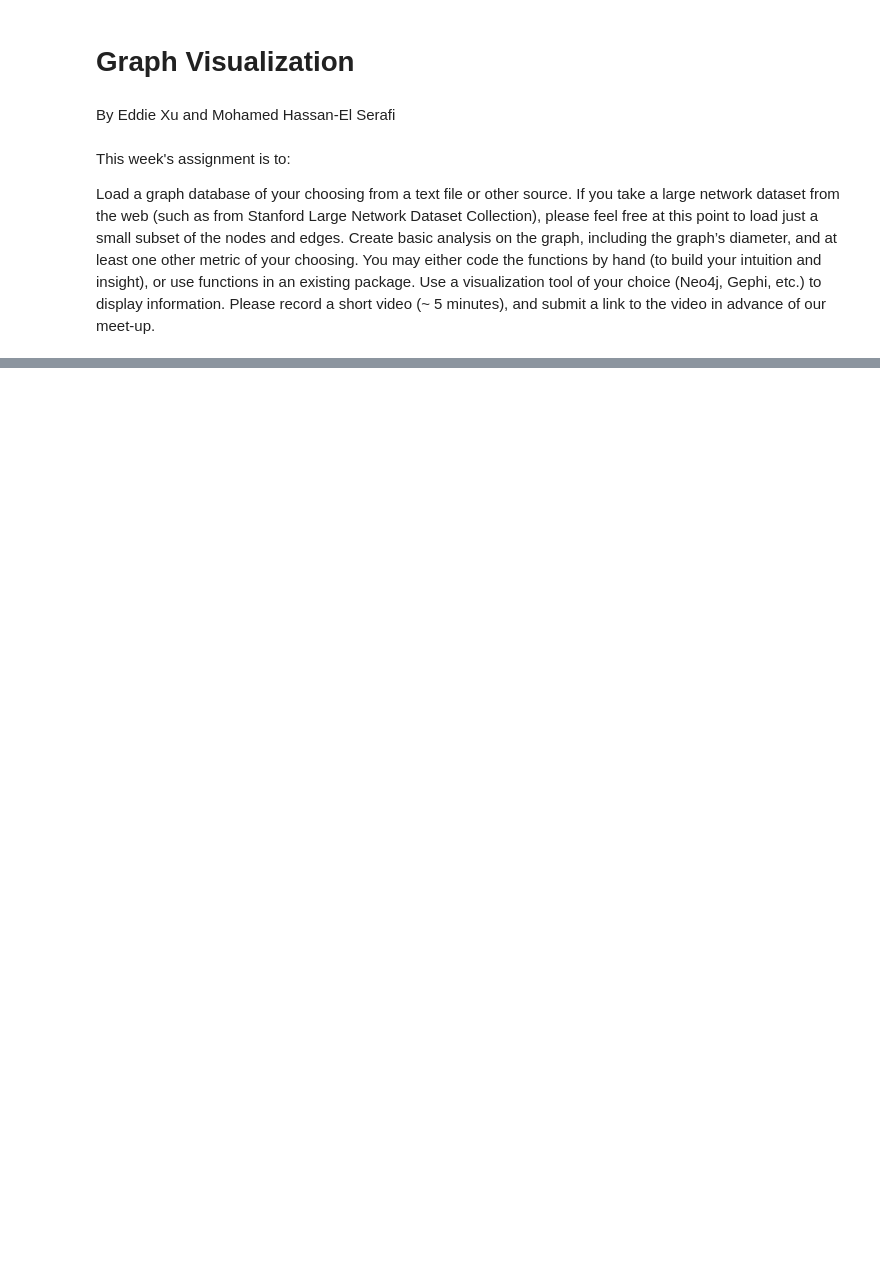
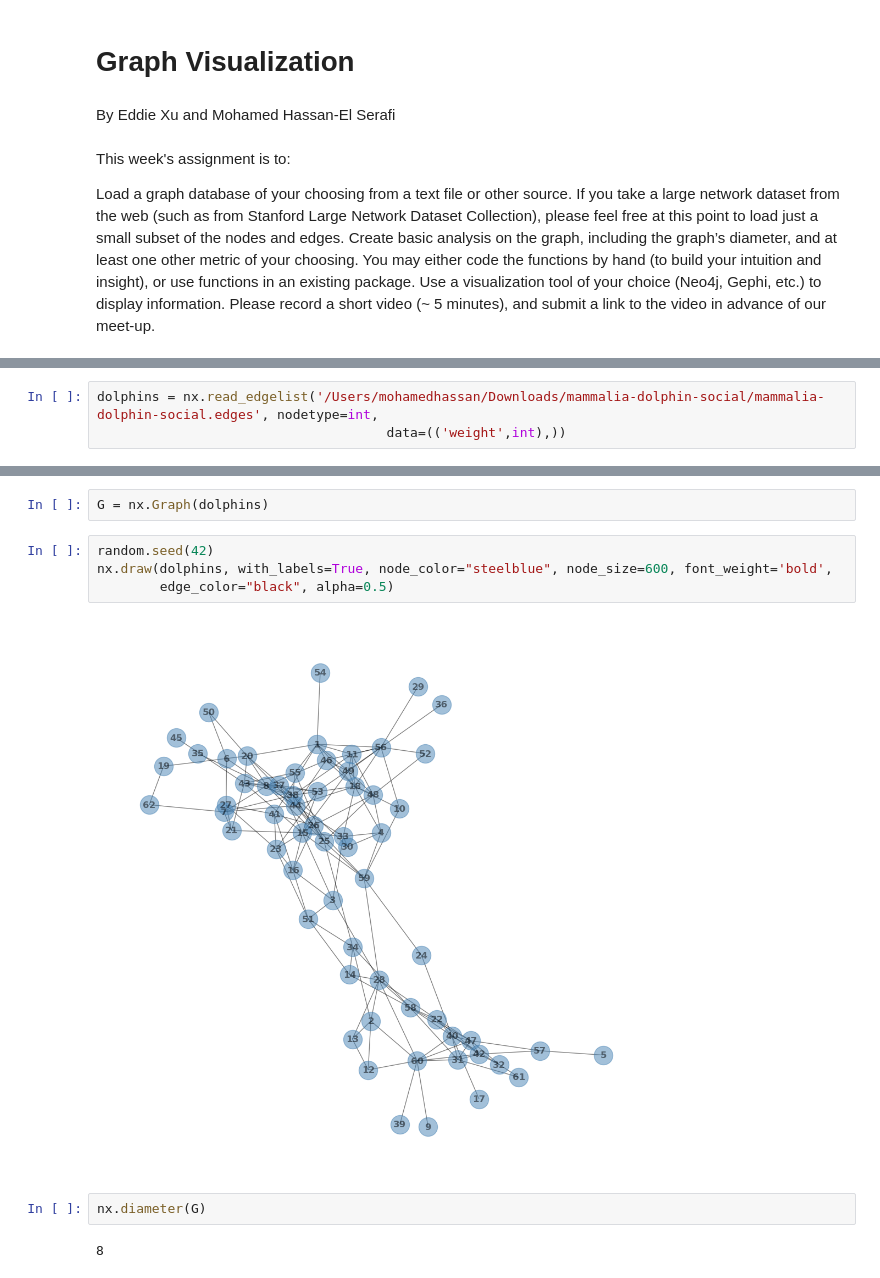
Before and after one commit to moham6839/Data_620_Web_Analytics, a Jupyter notebook: Week_3/Week 3 Assignment.ipynb, the cells around one changed output, grey strips where cells are left out. Drawn from its saved outputs; the diff is of its cells as text; blank space fills up the shorter version.

```diff
--- a/Week_3/Week 3 Assignment.ipynb
+++ b/Week_3/Week 3 Assignment.ipynb
@@ -11,0 +67,3 @@ Please record a short video (~ 5 minutes), and submit a link to the video in adv
+# %%
+dolphins = nx.read_edgelist('/Users/mohamedhassan/Downloads/mammalia-dolphin-social/mammalia-dolphin-social.edges', nodetype=int,
+                                     data=(('weight',int),))
@@ -11,0 +74,12 @@ Please record a short video (~ 5 minutes), and submit a link to the video in adv
+# %%
+G = nx.Graph(dolphins)
+# %%
+random.seed(42)
+nx.draw(dolphins, with_labels=True, node_color="steelblue", node_size=600, font_weight='bold',
+        edge_color="black", alpha=0.5)
+# %% [output]
+[figure, added]
+# %%
+nx.diameter(G)
+# %% [output]
+8
```
Also changed, not shown: parts of 9 cells of this notebook.
